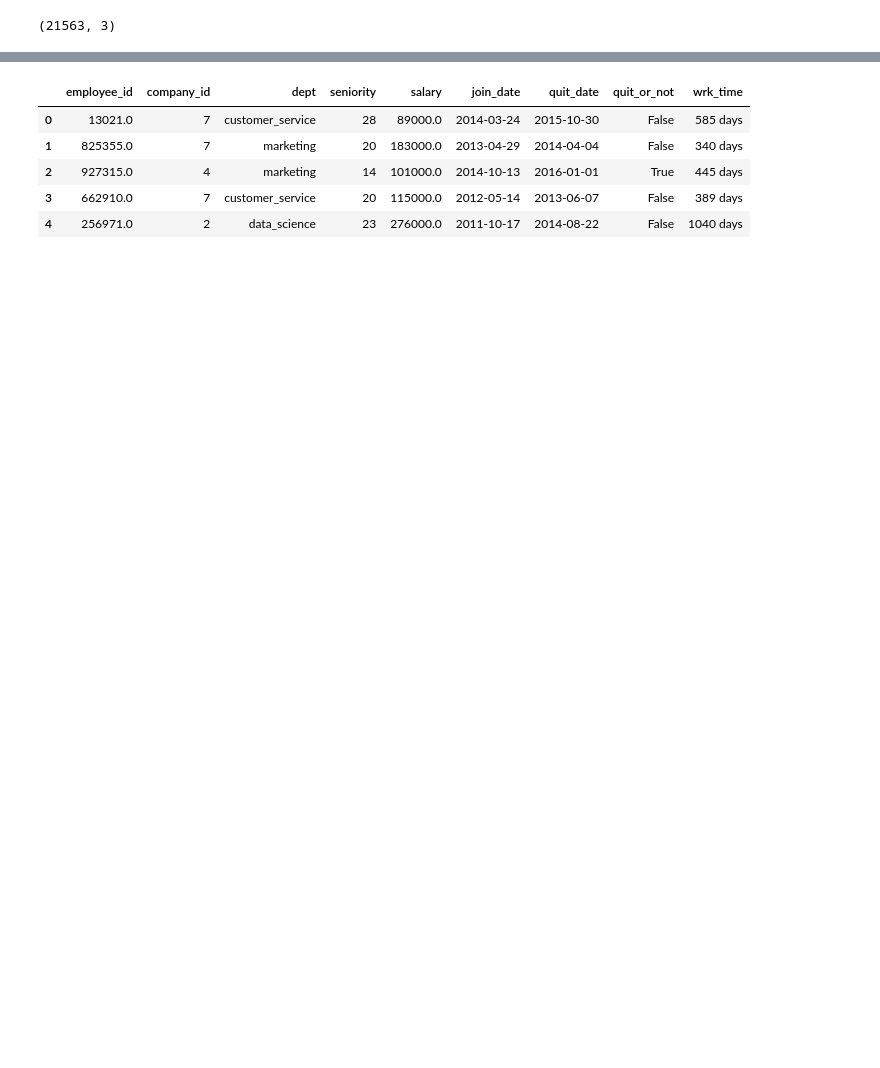
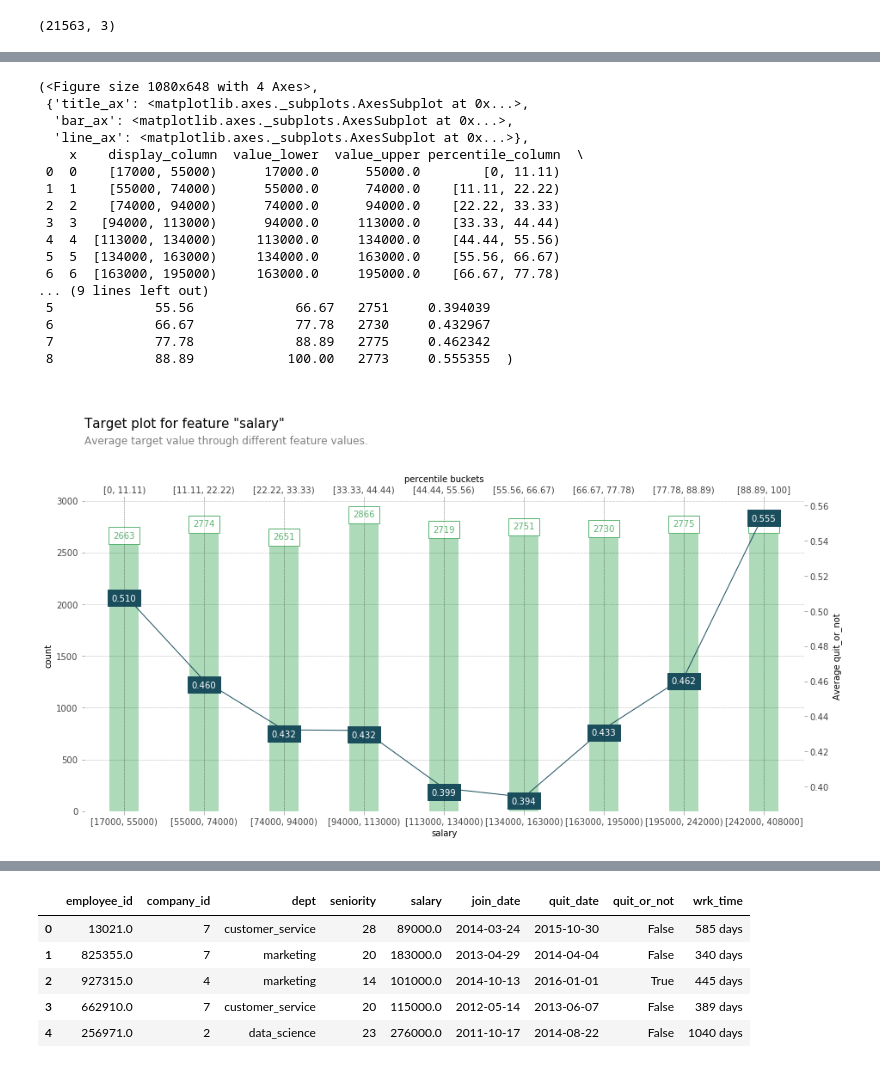
Before and after one commit to crazywiden/Leetcode_daily_submit, a Jupyter notebook: 20e/Employee retention.ipynb, the cells around one changed output, grey strips where cells are left out. Saved outputs shown, nothing was run; the diff lists cells and outputs as text; code cells hidden in the pictures; blank space fills up the shorter version.

```diff
--- a/20e/Employee retention.ipynb
+++ b/20e/Employee retention.ipynb
@@ -131,0 +188,22 @@ dt['quit_or_not'] = dt['quit_date'].isna()
+# %%
+target_plot(
+    df=dt, feature='salary', feature_name='salary', target='quit_or_not', show_percentile=True)
+# %% [output]
+(<Figure size 1080x648 with 4 Axes>,
+ {'title_ax': <matplotlib.axes._subplots.AxesSubplot at 0x...>,
+  'bar_ax': <matplotlib.axes._subplots.AxesSubplot at 0x...>,
+  'line_ax': <matplotlib.axes._subplots.AxesSubplot at 0x...>},
+    x    display_column  value_lower  value_upper percentile_column  \
+ 0  0    [17000, 55000)      17000.0      55000.0        [0, 11.11)
+ 1  1    [55000, 74000)      55000.0      74000.0    [11.11, 22.22)
+ 2  2    [74000, 94000)      74000.0      94000.0    [22.22, 33.33)
+ 3  3   [94000, 113000)      94000.0     113000.0    [33.33, 44.44)
+ 4  4  [113000, 134000)     113000.0     134000.0    [44.44, 55.56)
+ 5  5  [134000, 163000)     134000.0     163000.0    [55.56, 66.67)
+ 6  6  [163000, 195000)     163000.0     195000.0    [66.67, 77.78)
+... (9 lines left out)
+ 5             55.56             66.67   2751     0.394039
+ 6             66.67             77.78   2730     0.432967
+ 7             77.78             88.89   2775     0.462342
+ 8             88.89            100.00   2773     0.555355  )
+[figure, added]
```
Also changed, not shown: parts of 76 cells of this notebook.
